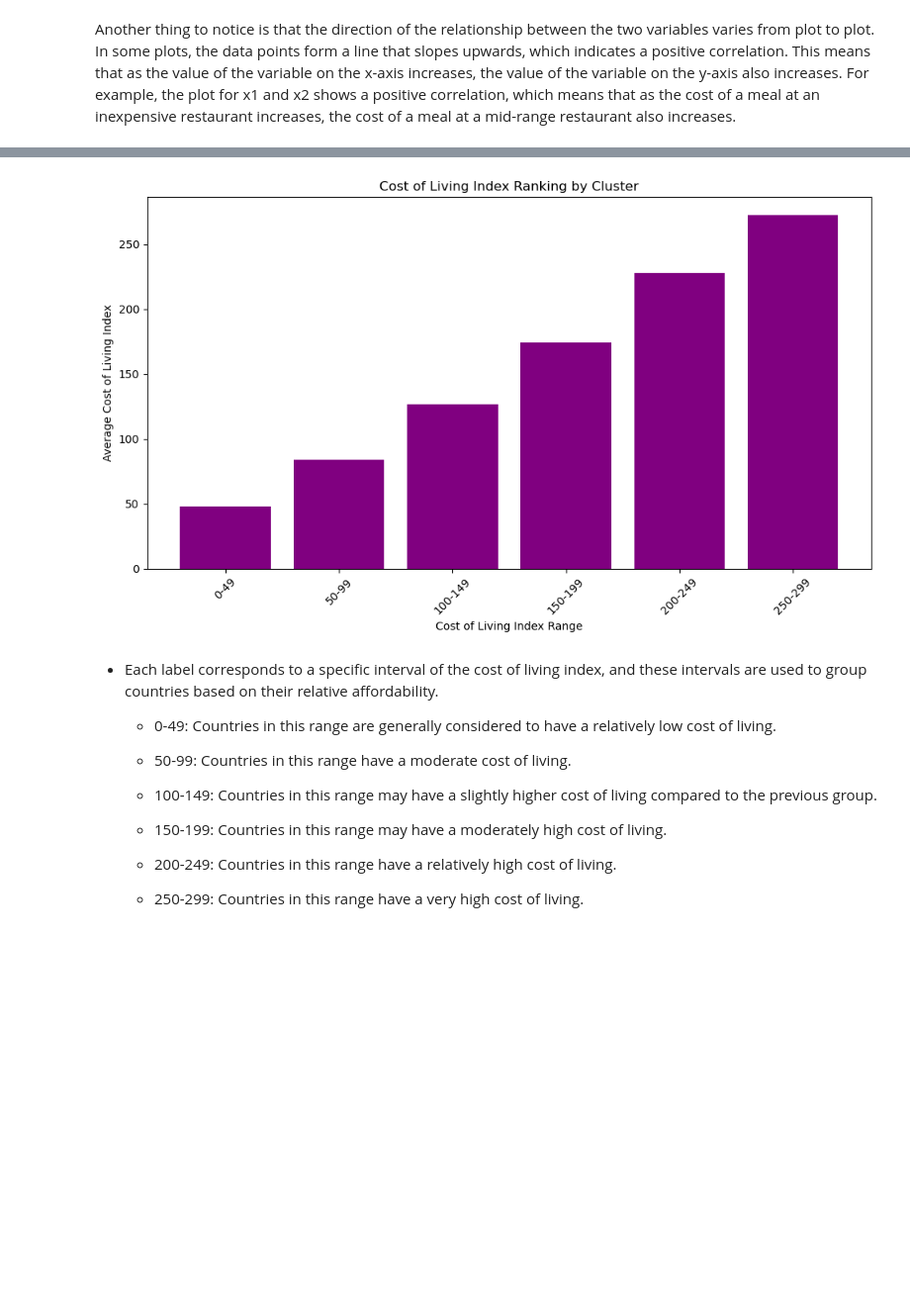
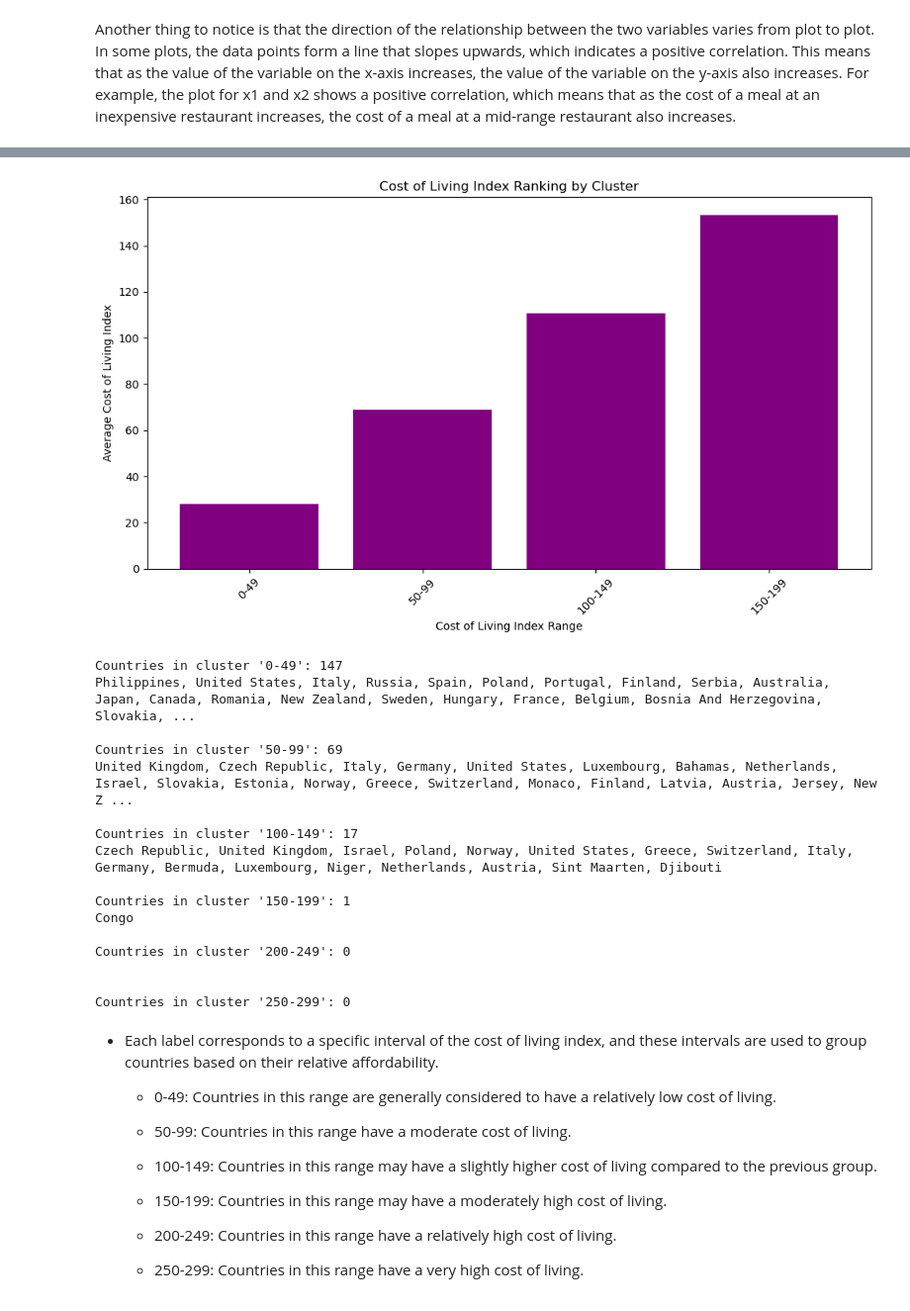
Before and after one commit to aunhengly/ana500-microProject, a Jupyter notebook: Hengly-MicroProject.ipynb, the cells around one changed output, grey strips where cells are left out. Shown at 99% size. Cells and saved outputs as stored; diff of their text form; code cells hidden in the pictures; blank space fills up the shorter version.

```diff
--- a/Hengly-MicroProject.ipynb
+++ b/Hengly-MicroProject.ipynb
@@ -238,0 +142,9 @@ df_1_cleaned
+# %%
+# Select the columns of interest
+# cols_to_include =['city','country','x1', 'x2', 'x31', 'x36']
+cols_to_include =['city','country','x1', 'x2', 'x31','x36','x48', 'x49', 'x52', 'x53']
+# cols_to_include =['x1', 'x2', 'x31','x36','x48', 'x49', 'x52', 'x53']
+
+#Create dataframe of interest only
+df_1_cleaned_ex =dfraw[cols_to_include].dropna()
+df_1_cleaned_ex
@@ -480,25 +366,47 @@ plt.show()
-# %%
-# Create clusters/bins for the cost of living index
-bins = [0, 50, 100, 150, 200, 250, 300]
-labels = ['0-49', '50-99', '100-149', '150-199', '200-249', '250-299']
-
-# Add a 'Cluster' column to the ranked_data DataFrame
-ranked_data['Cluster'] = pd.cut(ranked_data['cost_of_living_index'], bins=bins, labels=labels)
-
-# Group data by the 'Cluster' column and calculate the mean cost of living index for each group
-cluster_means = ranked_data.groupby('Cluster')['cost_of_living_index'].mean()
-
-# Visualization for Objective 2 with grouped clusters
-plt.figure(figsize=(10, 6))
-plt.bar(cluster_means.index, cluster_means.values, color='purple')
-plt.xlabel('Cost of Living Index Range')
-plt.ylabel('Average Cost of Living Index')
-plt.title('Cost of Living Index Ranking by Cluster')
-plt.xticks(rotation=45)
-plt.tight_layout()
-plt.show()
-# %% [output]
-[figure, removed]
+# %%
+# Create clusters/bins for the cost of living index
+bins = [0, 50, 100, 150, 200, 250, 300]
+labels = ['0-49', '50-99', '100-149', '150-199', '200-249', '250-299']
+
+# Add a 'Cluster' column to the ranked_data DataFrame
+ranked_data['Cluster'] = pd.cut(ranked_data['cost_of_living_index'], bins=bins, labels=labels)
+
+# Group data by the 'Cluster' column and calculate the mean cost of living index for each group
+cluster_means = ranked_data.groupby('Cluster')['cost_of_living_index'].mean()
+
+# Visualization for Objective 2 with grouped clusters
+plt.figure(figsize=(10, 6))
+plt.bar(cluster_means.index, cluster_means.values, color='purple')
+plt.xlabel('Cost of Living Index Range')
+plt.ylabel('Average Cost of Living Index')
+plt.title('Cost of Living Index Ranking by Cluster')
+plt.xticks(rotation=45)
+plt.tight_layout()
+plt.show()
+
+# Display countries in each cluster and count the number of countries
+for cluster_label in labels:
+    countries_in_cluster = ranked_data[ranked_data['Cluster'] == cluster_label]['country'].unique()
+    num_countries_in_cluster = len(countries_in_cluster)
+    print(f"Countries in cluster '{cluster_label}': {num_countries_in_cluster}\n{', '.join(countries_in_cluster)}\n")
+# %% [output]
+[figure, added]
+Countries in cluster '0-49': 147
+Philippines, United States, Italy, Russia, Spain, Poland, Portugal, Finland, Serbia, Australia, Japan, Canada, Romania, New Zealand, Sweden, Hungary, France, Belgium, Bosnia And Herzegovina, Slovakia, ...
+
+Countries in cluster '50-99': 69
+United Kingdom, Czech Republic, Italy, Germany, United States, Luxembourg, Bahamas, Netherlands, Israel, Slovakia, Estonia, Norway, Greece, Switzerland, Monaco, Finland, Latvia, Austria, Jersey, New Z ...
+
+Countries in cluster '100-149': 17
+Czech Republic, United Kingdom, Israel, Poland, Norway, United States, Greece, Switzerland, Italy, Germany, Bermuda, Luxembourg, Niger, Netherlands, Austria, Sint Maarten, Djibouti
+
+Countries in cluster '150-199': 1
+Congo
+
+Countries in cluster '200-249': 0
+
+
+Countries in cluster '250-299': 0
 # %% [markdown]
 
 - Each label corresponds to a specific interval of the cost of living index, and these intervals are used to group countries based on their relative affordability.
```
Also changed, not shown: parts of 26 cells of this notebook.
